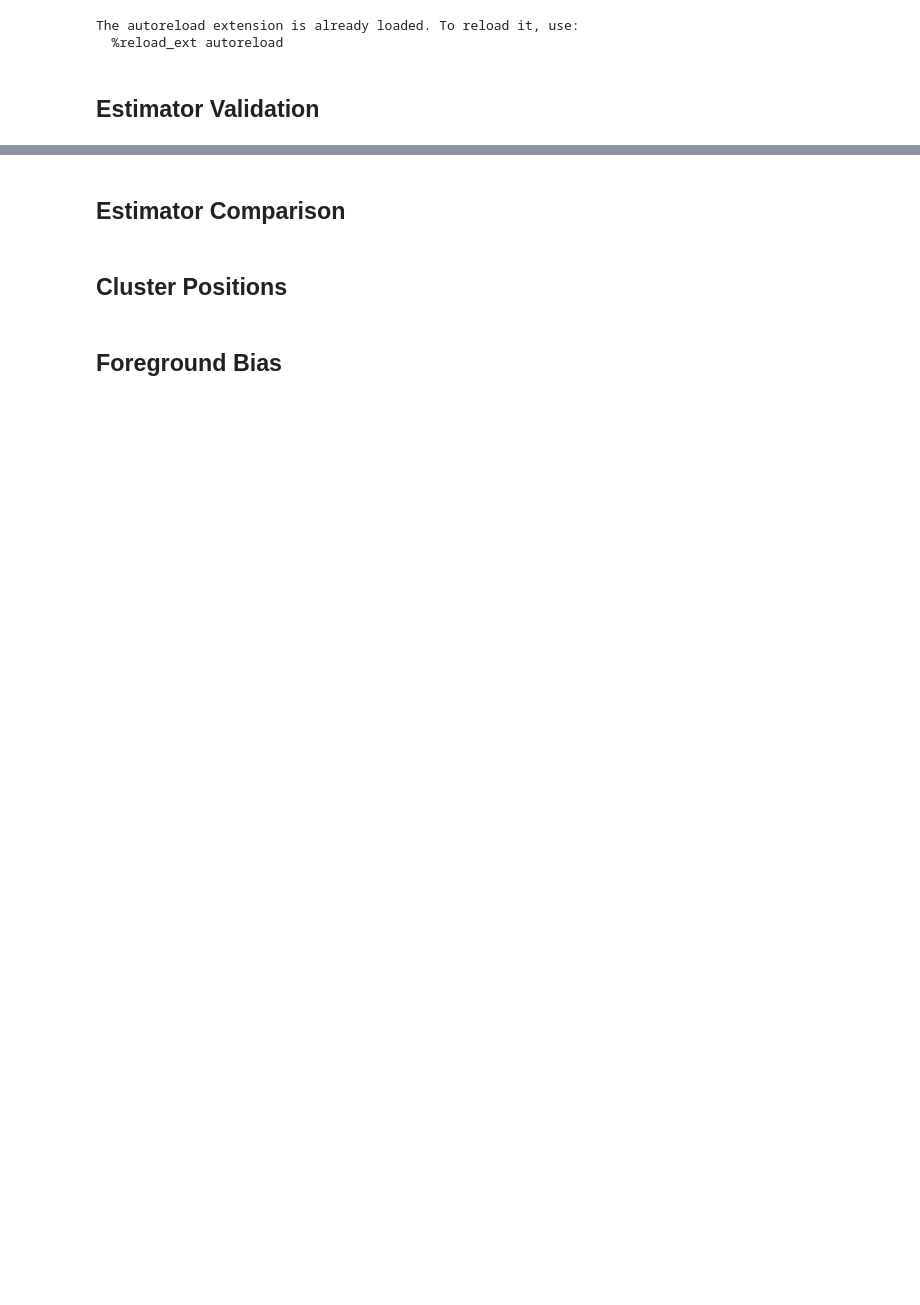
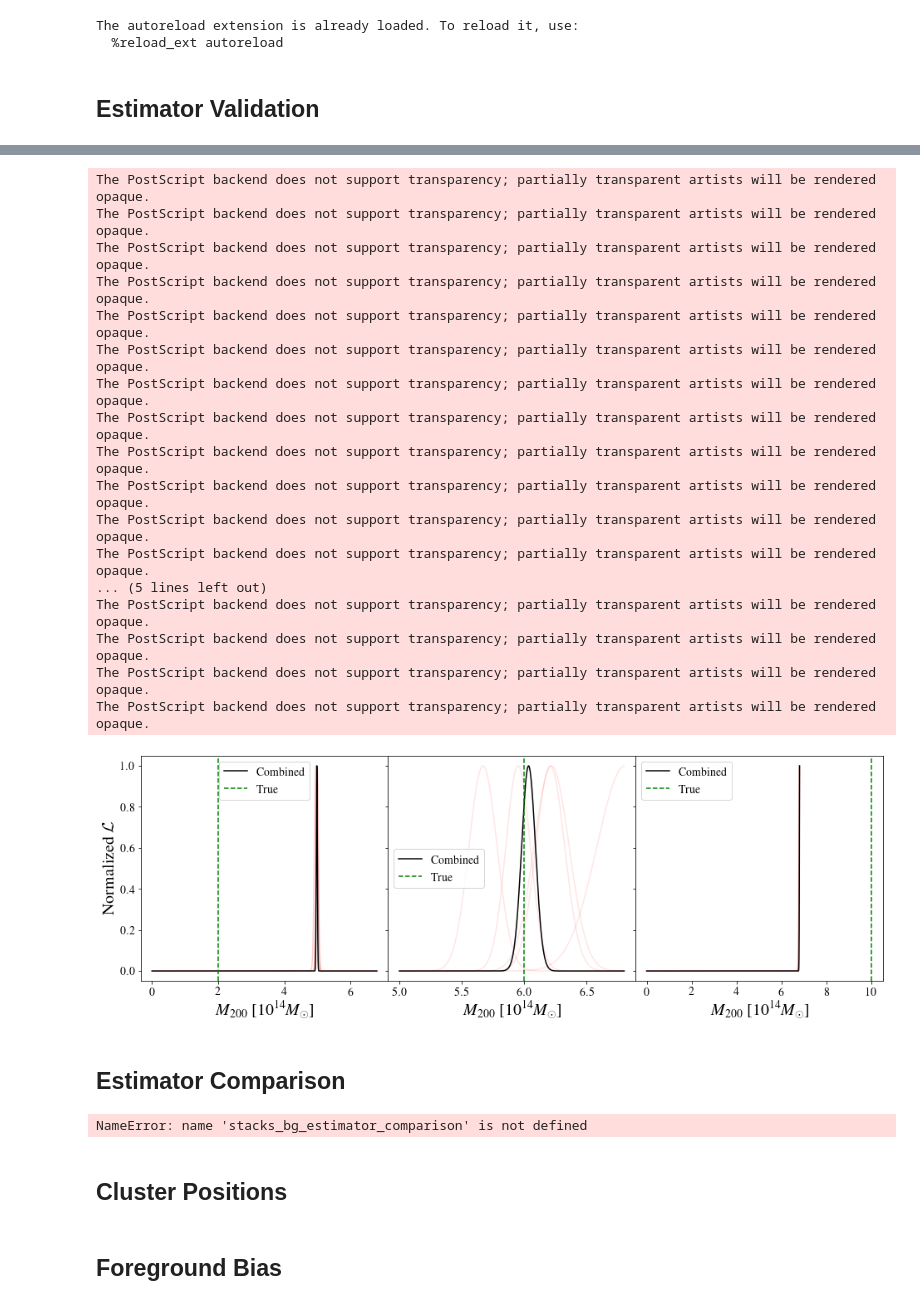
Before and after one commit to s6kelevy/cmb_lensing, a Jupyter notebook: chapter5.ipynb, the cells around one changed output, grey strips where cells are left out. Saved outputs shown, nothing was run; the diff lists cells and outputs as text; code cells hidden in the pictures; blank space fills up the shorter version.

```diff
--- a/chapter5.ipynb
+++ b/chapter5.ipynb
@@ -161,2 +126,49 @@ plt.savefig('/Volumes/Extreme_SSD/codes/master_thesis/code/figures/estimator_val
+# %%
+fig, axs = plt.subplots(1, 3, sharex='col', sharey='row',
+                        gridspec_kw={'hspace': 0, 'wspace': 0}, figsize=(16,5))
+(ax1, ax2, ax3) = axs
+for i in range(5):
+    ax1.plot(mass_int_lk_2e14, lk_arr_2e14[i], color = 'red', ls='-', alpha = 0.1)
+ax1.plot(mass_int_lk_2e14, comb_lk_2e14, color = 'black', ls = '-', label = 'Combined')
+ax1.tick_params(labelsize = sz_lb)
+ax1.axvline(2, color = 'green', ls = '--', label = 'True')
+ax1.set_xlabel(r'$M_{200}\ [10^{14}M_\odot]$', fontsize = sz_ft)
+ax1.set_ylabel('Normalized '+r'$\mathcal{L}$', fontsize = sz_ft)
+ax1.legend(prop={'size': sz_lb})
+for i in range(5):
+    ax2.plot(mass_int_lk_6e14[5000:], lk_arr_6e14[i][5000:], color = 'red', ls='-', alpha = 0.1)
+ax2.plot(mass_int_lk_6e14[5000:], comb_lk_6e14[5000:], color = 'black', ls = '-', label = 'Combined')
+ax2.tick_params(labelsize = sz_lb)
+ax2.axvline(6, color = 'green', ls = '--', label = 'True')
+ax2.set_xlabel(r'$M_{200}\ [10^{14}M_\odot]$', fontsize = sz_ft)
+ax2.legend(prop={'size': sz_lb})
+for i in range(5):
+    ax3.plot(mass_int_lk_10e14, lk_arr_10e14[i], color = 'red', ls='-', alpha = 0.1)
+ax3.plot(mass_int_lk_10e14, comb_lk_10e14, color = 'black', ls = '-', label = 'Combined')
+ax3.tick_params(labelsize = sz_lb)
+ax3.axvline(10, color = 'green', ls = '--', label = 'True')
+ax3.set_xlabel(r'$M_{200}\ [10^{14}M_\odot]$', fontsize = sz_ft)
+ax3.legend(prop={'size': sz_lb})
+
+plt.savefig('/Volumes/Extreme_SSD/codes/master_thesis/code/figures/estimator_validation.eps', dpi = 200., bbox_inches = 'tight', pad_inches = 0.1)
+# %% [output]
+The PostScript backend does not support transparency; partially transparent artists will be rendered opaque.
+The PostScript backend does not support transparency; partially transparent artists will be rendered opaque.
+The PostScript backend does not support transparency; partially transparent artists will be rendered opaque.
+The PostScript backend does not support transparency; partially transparent artists will be rendered opaque.
+The PostScript backend does not support transparency; partially transparent artists will be rendered opaque.
+The PostScript backend does not support transparency; partially transparent artists will be rendered opaque.
+The PostScript backend does not support transparency; partially transparent artists will be rendered opaque.
+The PostScript backend does not support transparency; partially transparent artists will be rendered opaque.
+The PostScript backend does not support transparency; partially transparent artists will be rendered opaque.
+The PostScript backend does not support transparency; partially transparent artists will be rendered opaque.
+The PostScript backend does not support transparency; partially transparent artists will be rendered opaque.
+The PostScript backend does not support transparency; partially transparent artists will be rendered opaque.
+... (5 lines left out)
+The PostScript backend does not support transparency; partially transparent artists will be rendered opaque.
+The PostScript backend does not support transparency; partially transparent artists will be rendered opaque.
+The PostScript backend does not support transparency; partially transparent artists will be rendered opaque.
+The PostScript backend does not support transparency; partially transparent artists will be rendered opaque.
+[figure, added]
 # %% [markdown]
 ## Estimator Comparison
@@ -162,0 +195,10 @@ plt.savefig('/Volumes/Extreme_SSD/codes/master_thesis/code/figures/estimator_val
+# %%
+stack_bg_estimator_comparison_arr = []
+for i in range(len(nl_arr)):
+    maps_rand = sims.cmb_mock_data(map_params, l, cl,  bl = bl, nl = nl_arr[i], nber_obs = nber_rand)
+    stack_bg = lensing_estimator.stack(map_params, maps_rand, l = l, cl = cl, cl_noise = cl_noise_arr[i])
+    stacks_bg_estimator_comparison.append(stack_bg)
+    del maps_rand
+np.save('/Volumes/Extreme_SSD/codes/master_thesis/code/results/stack_bg_estimator_comparison_arr.npy', stack_bg_estimator_comparison_arr)
+# %% [output]
+NameError: name 'stacks_bg_estimator_comparison' is not defined
```
Also changed, not shown: parts of 26 cells of this notebook, 12 other files.
